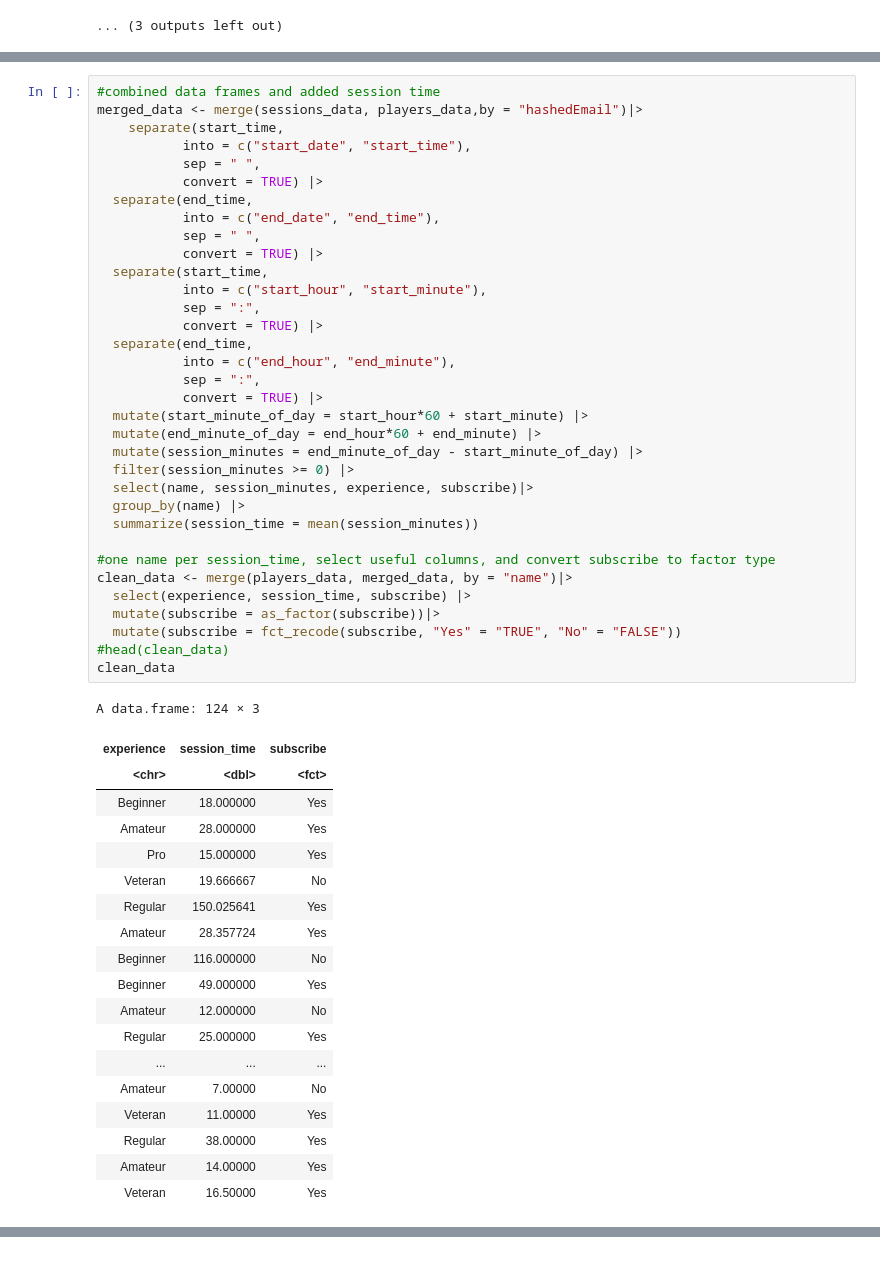
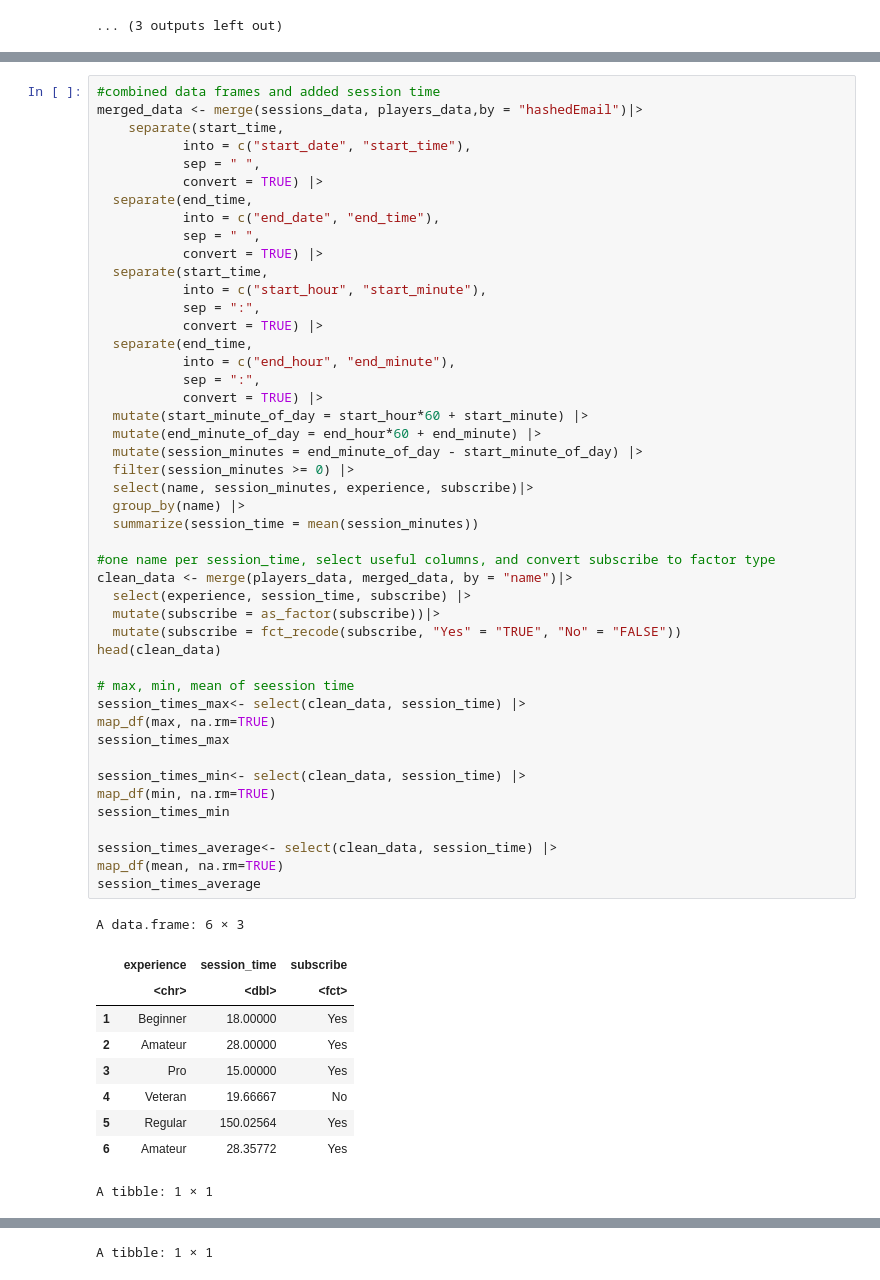
Before and after one commit to garyzhang25/DSCI-100-Group-Project, a Jupyter notebook: group_dsci.ipynb, the cells around one changed output, grey strips where cells are left out. Saved outputs shown, nothing was run; the diff lists cells and outputs as text.

```diff
--- a/group_dsci.ipynb
+++ b/group_dsci.ipynb
@@ -872,51 +846,54 @@ merged_data <- merge(sessions_data, players_data,by = "hashedEmail")|>
     separate(start_time,
            into = c("start_date", "start_time"),
            sep = " ",
            convert = TRUE) |>
   separate(end_time,
            into = c("end_date", "end_time"),
            sep = " ",
            convert = TRUE) |>
   separate(start_time,
            into = c("start_hour", "start_minute"),
            sep = ":",
            convert = TRUE) |>
   separate(end_time,
            into = c("end_hour", "end_minute"),
            sep = ":",
            convert = TRUE) |>
   mutate(start_minute_of_day = start_hour*60 + start_minute) |>
   mutate(end_minute_of_day = end_hour*60 + end_minute) |>
   mutate(session_minutes = end_minute_of_day - start_minute_of_day) |>
   filter(session_minutes >= 0) |>
   select(name, session_minutes, experience, subscribe)|>
   group_by(name) |>
   summarize(session_time = mean(session_minutes))
 
 #one name per session_time, select useful columns, and convert subscribe to factor type
 clean_data <- merge(players_data, merged_data, by = "name")|>
   select(experience, session_time, subscribe) |>
   mutate(subscribe = as_factor(subscribe))|>
   mutate(subscribe = fct_recode(subscribe, "Yes" = "TRUE", "No" = "FALSE"))
-#head(clean_data)
-clean_data
+head(clean_data)
+
+# max, min, mean of seession time
+session_times_max<- select(clean_data, session_time) |>
+map_df(max, na.rm=TRUE)
+session_times_max
+
+session_times_min<- select(clean_data, session_time) |>
+map_df(min, na.rm=TRUE)
+session_times_min
+
+session_times_average<- select(clean_data, session_time) |>
+map_df(mean, na.rm=TRUE)
+session_times_average
 # %% [output]
-A data.frame: 124 × 3
+A data.frame: 6 × 3
-| experience | session_time | subscribe |
-| <chr> | <dbl> | <fct> |
-| Beginner | 18.000000 | Yes |
-| Amateur | 28.000000 | Yes |
-| Pro | 15.000000 | Yes |
-| Veteran | 19.666667 | No |
-| Regular | 150.025641 | Yes |
-| Amateur | 28.357724 | Yes |
-| Beginner | 116.000000 | No |
-| Beginner | 49.000000 | Yes |
-| Amateur | 12.000000 | No |
-| Regular | 25.000000 | Yes |
-| ... | ... | ... |
-| Amateur | 7.00000 | No |
-| Veteran | 11.00000 | Yes |
-| Regular | 38.00000 | Yes |
-| Amateur | 14.00000 | Yes |
-| Veteran | 16.50000 | Yes |
+|  | experience | session_time | subscribe |
+|  | <chr> | <dbl> | <fct> |
+| 1 | Beginner | 18.00000 | Yes |
+| 2 | Amateur | 28.00000 | Yes |
+| 3 | Pro | 15.00000 | Yes |
+| 4 | Veteran | 19.66667 | No |
+| 5 | Regular | 150.02564 | Yes |
+| 6 | Amateur | 28.35772 | Yes |
+A tibble: 1 × 1
@@ -922,0 +903 @@ A data.frame: 124 × 3
+A tibble: 1 × 1
```
Also changed, not shown: parts of 10 cells of this notebook.
